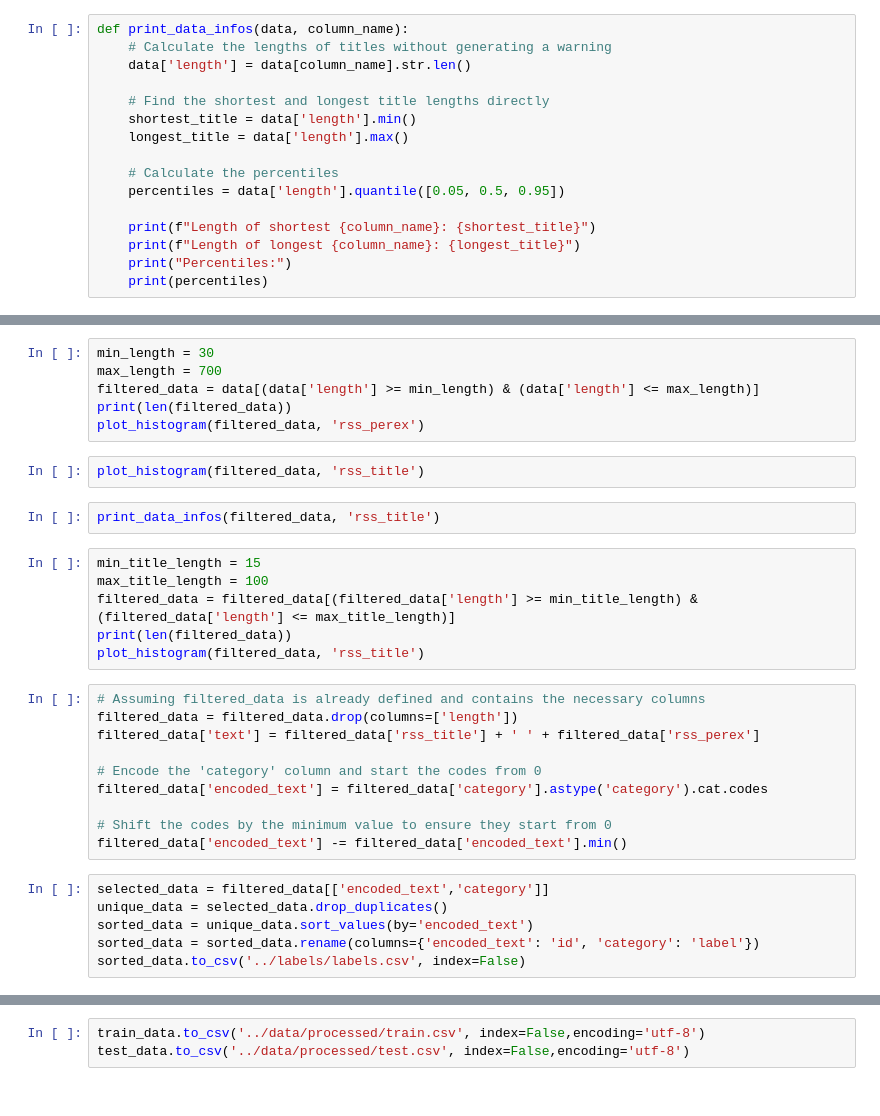
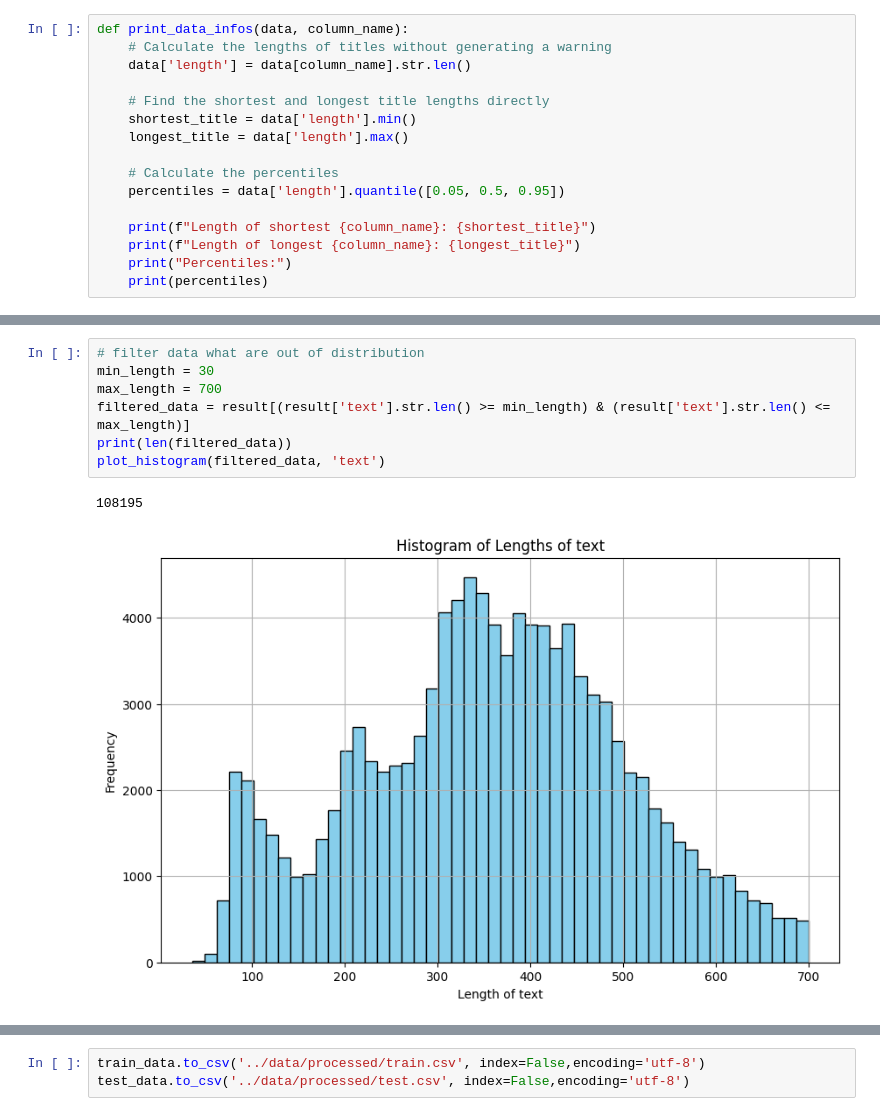
Before and after one commit to tisonpatrik/text_classifier, a Jupyter notebook: notebooks/preprocessing.ipynb, the cells around one changed output, grey strips where cells are left out. Saved outputs shown, nothing was run; the diff lists cells and outputs as text.

```diff
--- a/notebooks/preprocessing.ipynb
+++ b/notebooks/preprocessing.ipynb
@@ -58,32 +146,10 @@ print_data_infos(data, 'rss_perex')
 # %%
+# filter data what are out of distribution
 min_length = 30
 max_length = 700
-filtered_data = data[(data['length'] >= min_length) & (data['length'] <= max_length)]
+filtered_data = result[(result['text'].str.len() >= min_length) & (result['text'].str.len() <= max_length)]
 print(len(filtered_data))
-plot_histogram(filtered_data, 'rss_perex')
+plot_histogram(filtered_data, 'text')
+# %% [output]
+108195
+[figure, added]
-# %%
-plot_histogram(filtered_data, 'rss_title')
-# %%
-print_data_infos(filtered_data, 'rss_title')
-# %%
-min_title_length = 15
-max_title_length = 100
-filtered_data = filtered_data[(filtered_data['length'] >= min_title_length) & (filtered_data['length'] <= max_title_length)]
-print(len(filtered_data))
-plot_histogram(filtered_data, 'rss_title')
-# %%
-# Assuming filtered_data is already defined and contains the necessary columns
-filtered_data = filtered_data.drop(columns=['length'])
-filtered_data['text'] = filtered_data['rss_title'] + ' ' + filtered_data['rss_perex']
-
-# Encode the 'category' column and start the codes from 0
-filtered_data['encoded_text'] = filtered_data['category'].astype('category').cat.codes
-
-# Shift the codes by the minimum value to ensure they start from 0
-filtered_data['encoded_text'] -= filtered_data['encoded_text'].min()
-# %%
-selected_data = filtered_data[['encoded_text','category']]
-unique_data = selected_data.drop_duplicates()
-sorted_data = unique_data.sort_values(by='encoded_text')
-sorted_data = sorted_data.rename(columns={'encoded_text': 'id', 'category': 'label'})
-sorted_data.to_csv('../labels/labels.csv', index=False)
```
Also changed, not shown: parts of 19 cells of this notebook, 2 other files.
